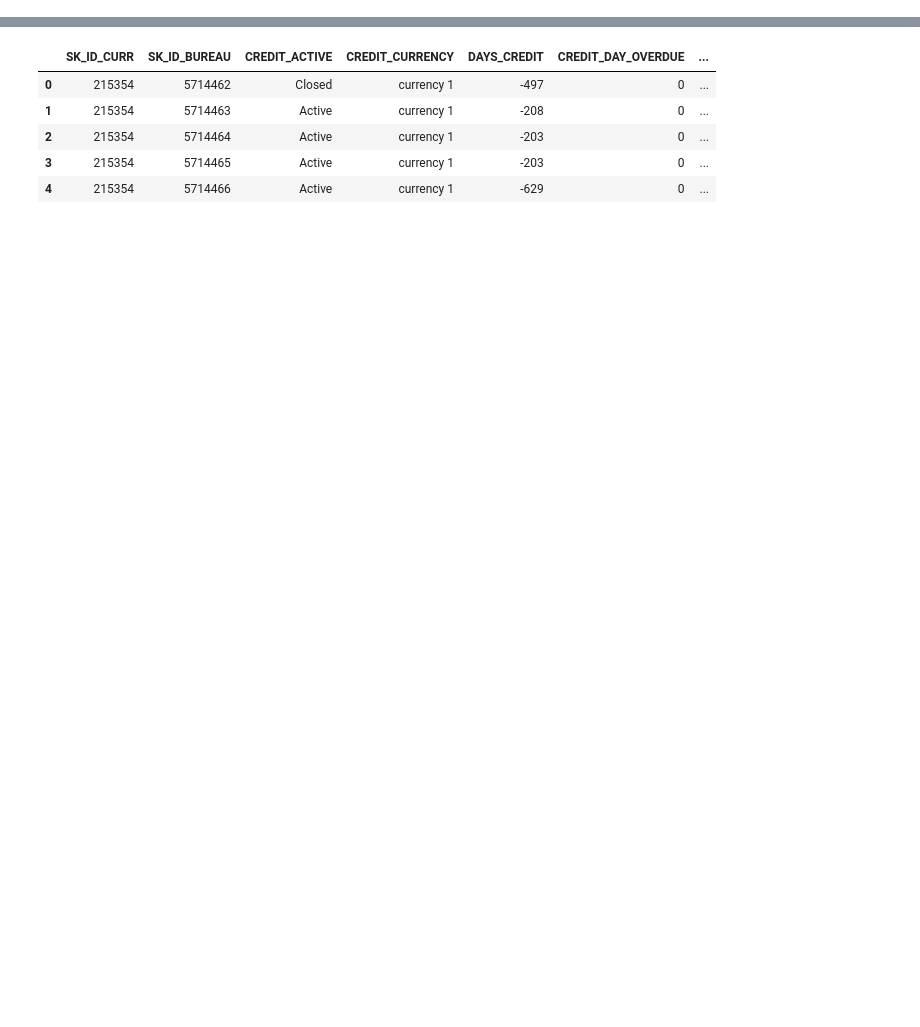
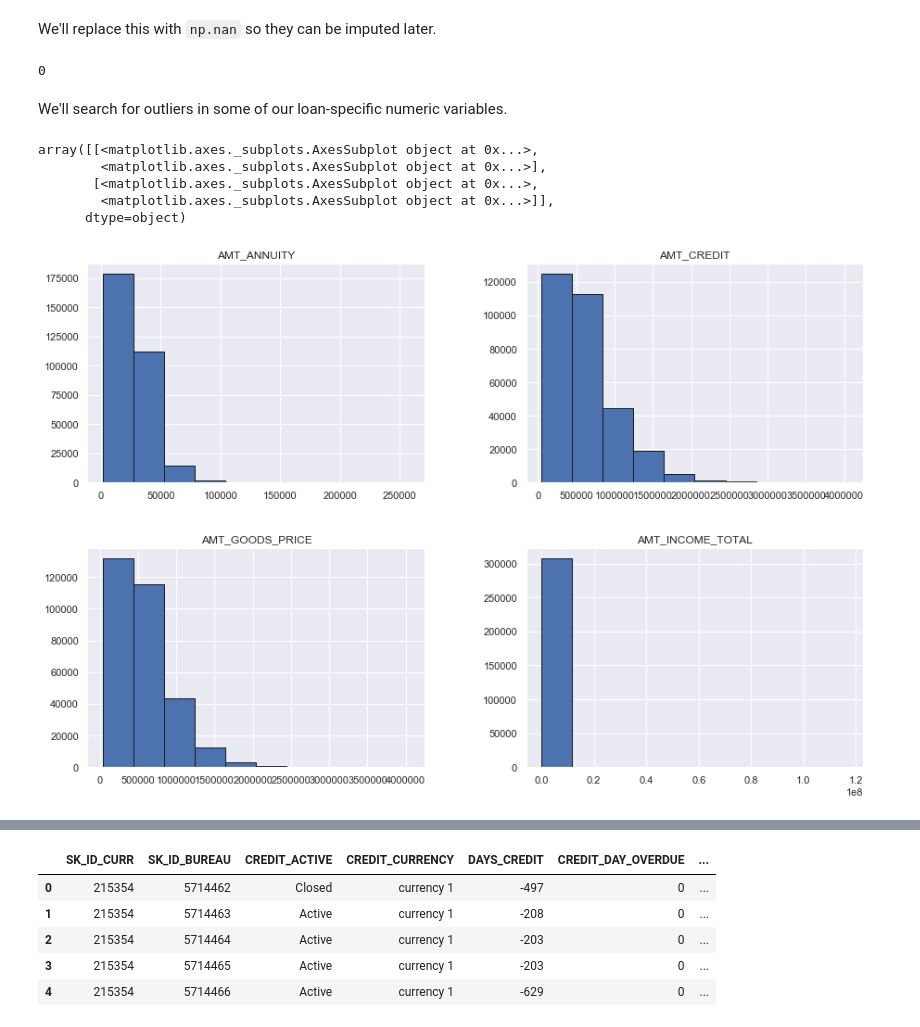
Before and after one commit to dorond/home-credit-default-risk-predictions-practice, a Jupyter notebook: Part 1 - Data Preparation.ipynb, the cells around one changed output, grey strips where cells are left out. Saved outputs shown, nothing was run; the diff lists cells and outputs as text; code cells hidden in the pictures; blank space fills up the shorter version.

```diff
--- a/Part 1 - Data Preparation.ipynb
+++ b/Part 1 - Data Preparation.ipynb
@@ -33,0 +173,21 @@ print(train.shape, test.shape)
+# %% [markdown]
+We'll replace this with `np.nan` so they can be imputed later.
+# %%
+app_train.loc[app_train[app_train.CNT_CHILDREN > 9].index, "CNT_CHILDREN"] = np.nan
+# %%
+app_train[app_train.CNT_CHILDREN > 9].shape[0]
+# %% [output]
+0
+# %% [markdown]
+We'll search for outliers in some of our loan-specific numeric variables.
+# %%
+cols = ["AMT_INCOME_TOTAL", "AMT_CREDIT", "AMT_ANNUITY", "AMT_GOODS_PRICE"]
+f, ax = plt.subplots(figsize=(15,10))
+app_train[cols].hist(ax=ax, edgecolor = 'k')
+# %% [output]
+array([[<matplotlib.axes._subplots.AxesSubplot object at 0x...>,
+        <matplotlib.axes._subplots.AxesSubplot object at 0x...>],
+       [<matplotlib.axes._subplots.AxesSubplot object at 0x...>,
+        <matplotlib.axes._subplots.AxesSubplot object at 0x...>]],
+      dtype=object)
+[figure, added]
```
Also changed, not shown: parts of 96 cells of this notebook, 3 other files.
